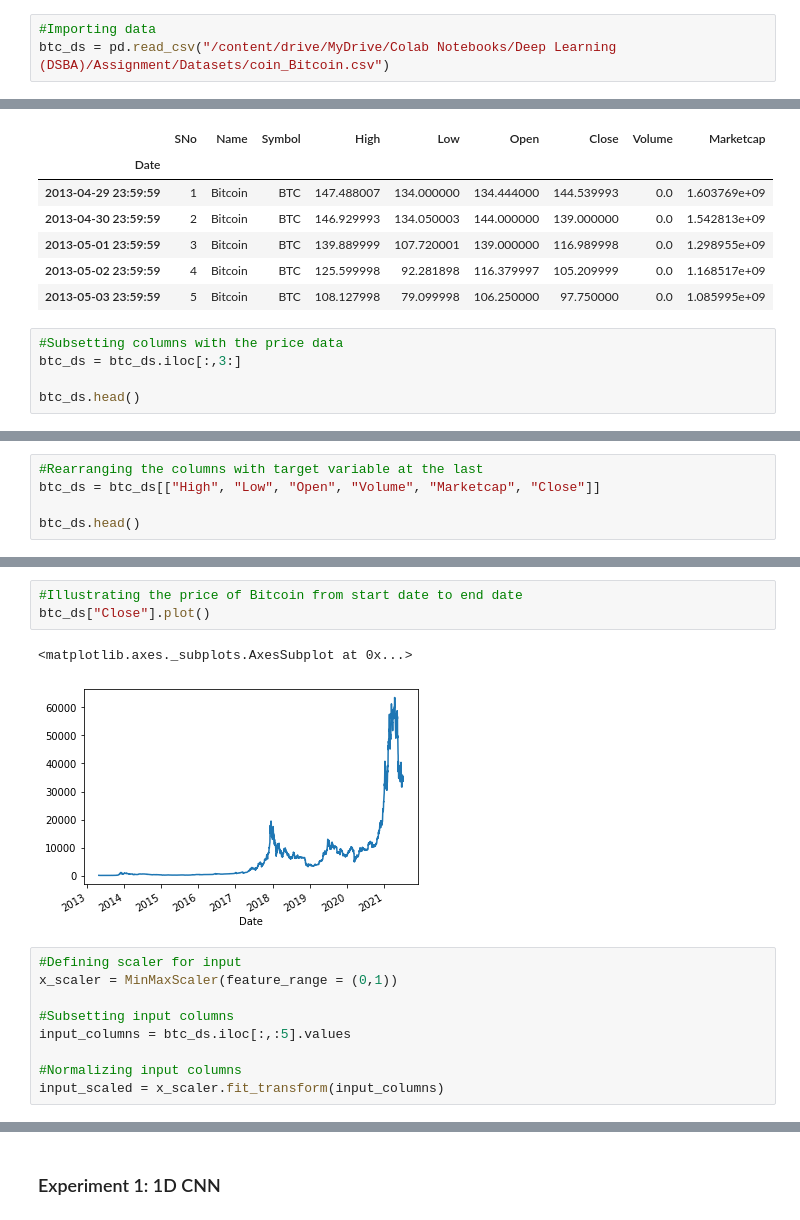
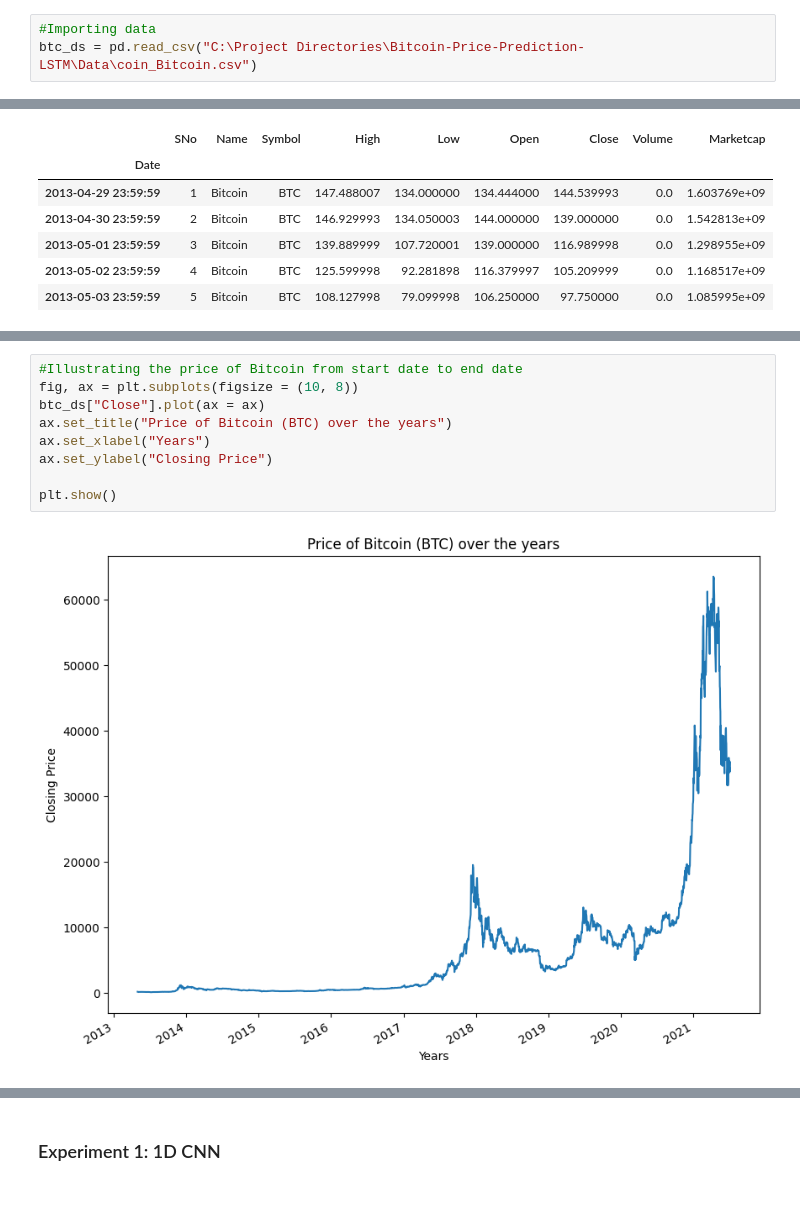
Before and after one commit to lucmoy95/Bitcoin-Price-Prediction-LSTM, a Jupyter notebook: Bitcoin-Price-Prediction.ipynb, the cells around one changed output, grey strips where cells are left out. Cells and saved outputs as stored; diff of their text form.

```diff
--- a/Bitcoin-Price-Prediction.ipynb
+++ b/Bitcoin-Price-Prediction.ipynb
@@ -19,6 +46,6 @@ from sklearn.model_selection import train_test_split
 # %%
 #Importing data
-btc_ds = pd.read_csv("/content/drive/MyDrive/Colab Notebooks/Deep Learning (DSBA)/Assignment/Datasets/coin_Bitcoin.csv")
+btc_ds = pd.read_csv("C:\Project Directories\Bitcoin-Price-Prediction-LSTM\Data\coin_Bitcoin.csv")
 # %%
 #View first five rows of data
 btc_ds.head()
@@ -45,8 +72,3 @@ btc_ds.head()
 | 2013-05-01 23:59:59 | 3 | Bitcoin | BTC | 139.889999 | 107.720001 | 139.000000 | 116.989998 | 0.0 | 1.298955e+09 |
 | 2013-05-02 23:59:59 | 4 | Bitcoin | BTC | 125.599998 | 92.281898 | 116.379997 | 105.209999 | 0.0 | 1.168517e+09 |
 | 2013-05-03 23:59:59 | 5 | Bitcoin | BTC | 108.127998 | 79.099998 | 106.250000 | 97.750000 | 0.0 | 1.085995e+09 |
-# %%
-#Subsetting columns with the price data
-btc_ds = btc_ds.iloc[:,3:]
-
-btc_ds.head()
@@ -61,5 +74,0 @@ btc_ds.head()
-# %%
-#Rearranging the columns with target variable at the last
-btc_ds = btc_ds[["High", "Low", "Open", "Volume", "Marketcap", "Close"]]
-
-btc_ds.head()
@@ -99,15 +122,11 @@ btc_ds.describe()
 # %%
 #Illustrating the price of Bitcoin from start date to end date
-btc_ds["Close"].plot()
+fig, ax = plt.subplots(figsize = (10, 8))
+btc_ds["Close"].plot(ax = ax)
+ax.set_title("Price of Bitcoin (BTC) over the years")
+ax.set_xlabel("Years")
+ax.set_ylabel("Closing Price")
+
+plt.show()
 # %% [output]
-<matplotlib.axes._subplots.AxesSubplot at 0x...>
-[figure, old version]
+[figure, new version]
-# %%
-#Defining scaler for input
-x_scaler = MinMaxScaler(feature_range = (0,1))
-
-#Subsetting input columns
-input_columns = btc_ds.iloc[:,:5].values
-
-#Normalizing input columns
-input_scaled = x_scaler.fit_transform(input_columns)
```
Also changed, not shown: parts of 124 cells of this notebook, 1 other file.
